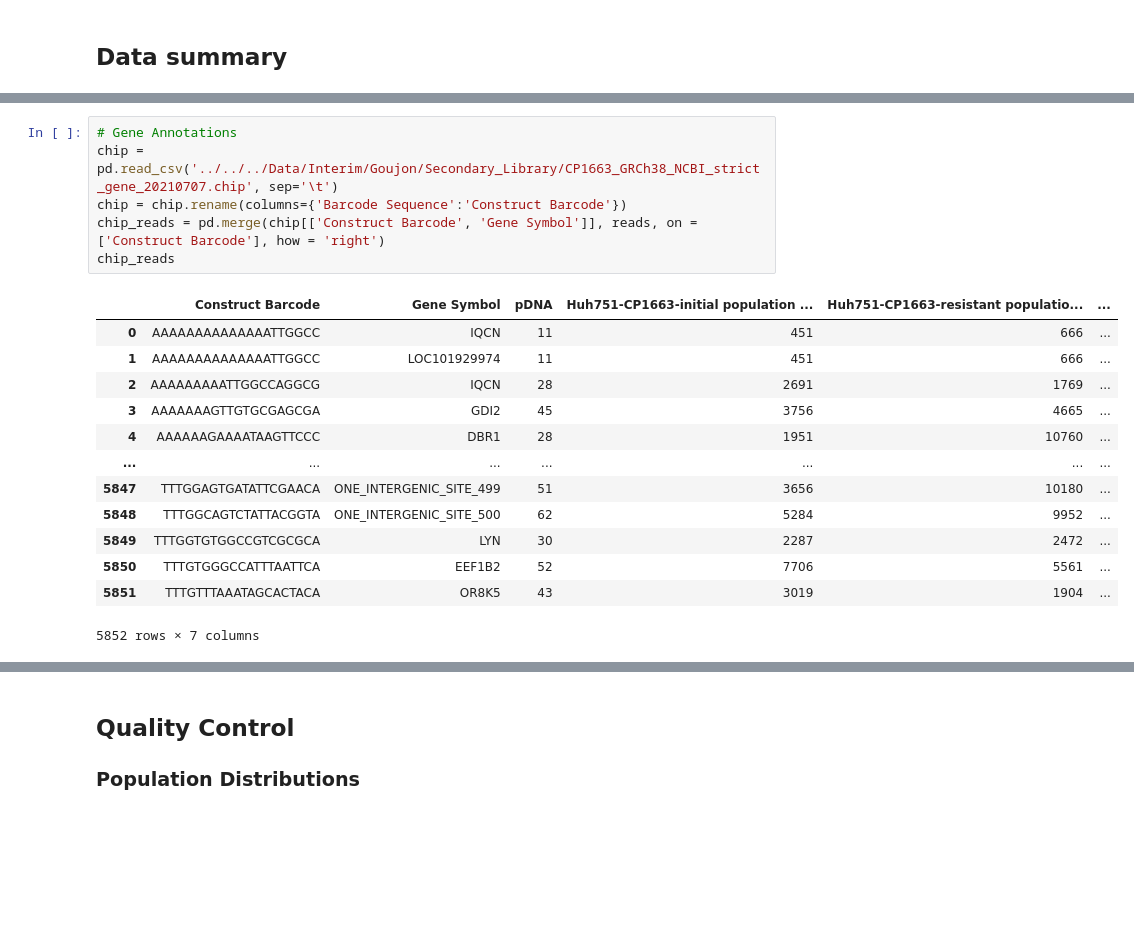
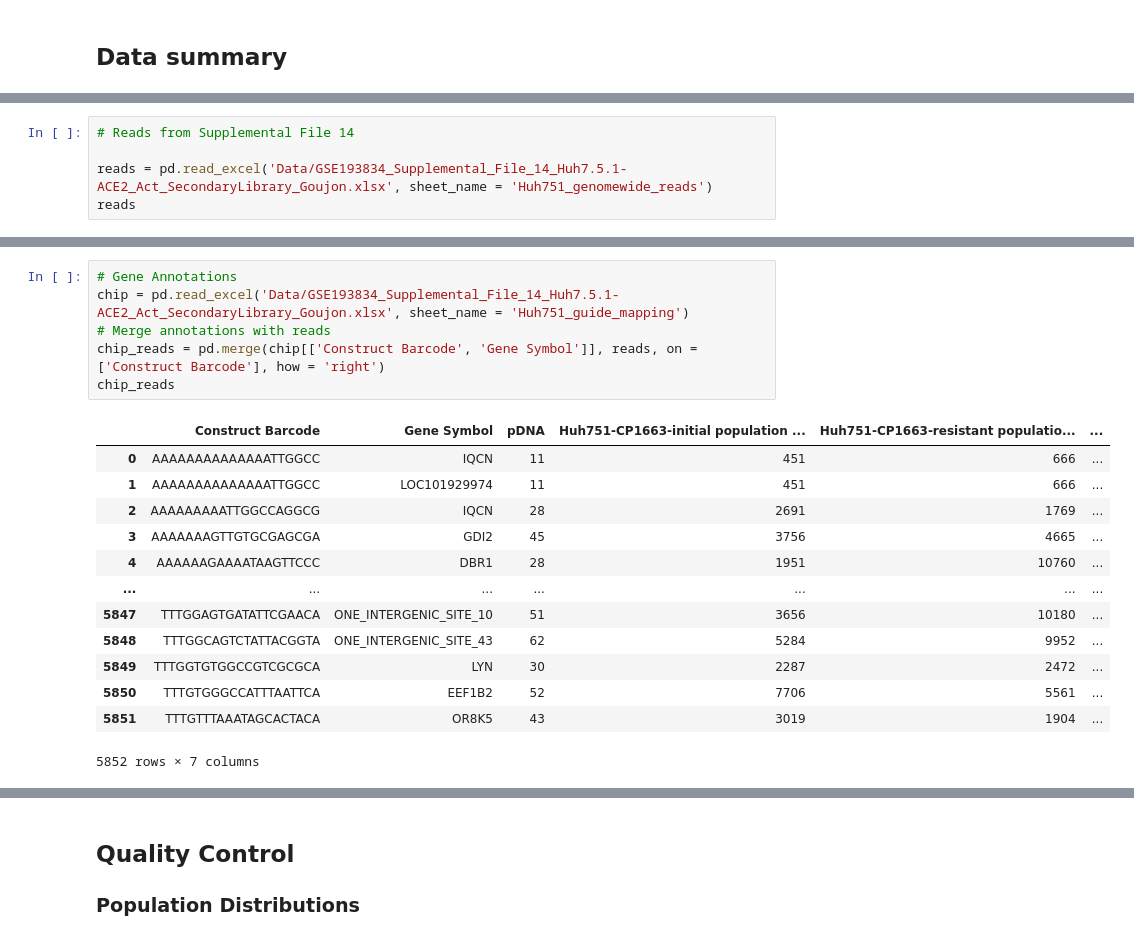
Before and after one commit to PriyankaRoy5/SARS-CoV-2-meta-analysis, a Jupyter notebook: SecondaryScreens/Goujon_A549_Huh751_Cas9_Act_Secondary_Library_screen.ipynb, the cells around one changed output, grey strips where cells are left out. Cells and saved outputs as stored; diff of their text form; blank space fills up the shorter version.

```diff
--- a/SecondaryScreens/Goujon_A549_Huh751_Cas9_Act_Secondary_Library_screen.ipynb
+++ b/SecondaryScreens/Goujon_A549_Huh751_Cas9_Act_Secondary_Library_screen.ipynb
@@ -495,0 +452,5 @@ reads
+# %%
+# Reads from Supplemental File 14
+
+reads = pd.read_excel('Data/GSE193834_Supplemental_File_14_Huh7.5.1-ACE2_Act_SecondaryLibrary_Goujon.xlsx', sheet_name = 'Huh751_genomewide_reads')
+reads
@@ -496,19 +471,19 @@ reads
 # %%
 # Gene Annotations
-chip = pd.read_csv('../../../Data/Interim/Goujon/Secondary_Library/CP1663_GRCh38_NCBI_strict_gene_20210707.chip', sep='\t')
-chip = chip.rename(columns={'Barcode Sequence':'Construct Barcode'})
+chip = pd.read_excel('Data/GSE193834_Supplemental_File_14_Huh7.5.1-ACE2_Act_SecondaryLibrary_Goujon.xlsx', sheet_name = 'Huh751_guide_mapping')
+# Merge annotations with reads
 chip_reads = pd.merge(chip[['Construct Barcode', 'Gene Symbol']], reads, on = ['Construct Barcode'], how = 'right')
 chip_reads
 # %% [output]
 |  | Construct Barcode | Gene Symbol | pDNA | Huh751-CP1663-initial population ... | Huh751-CP1663-resistant populatio... | ... |
 | 0 | AAAAAAAAAAAAAATTGGCC | IQCN | 11 | 451 | 666 | ... |
 | 1 | AAAAAAAAAAAAAATTGGCC | LOC101929974 | 11 | 451 | 666 | ... |
 | 2 | AAAAAAAAATTGGCCAGGCG | IQCN | 28 | 2691 | 1769 | ... |
 | 3 | AAAAAAAGTTGTGCGAGCGA | GDI2 | 45 | 3756 | 4665 | ... |
 | 4 | AAAAAAGAAAATAAGTTCCC | DBR1 | 28 | 1951 | 10760 | ... |
 | ... | ... | ... | ... | ... | ... | ... |
-| 5847 | TTTGGAGTGATATTCGAACA | ONE_INTERGENIC_SITE_499 | 51 | 3656 | 10180 | ... |
-| 5848 | TTTGGCAGTCTATTACGGTA | ONE_INTERGENIC_SITE_500 | 62 | 5284 | 9952 | ... |
+| 5847 | TTTGGAGTGATATTCGAACA | ONE_INTERGENIC_SITE_10 | 51 | 3656 | 10180 | ... |
+| 5848 | TTTGGCAGTCTATTACGGTA | ONE_INTERGENIC_SITE_43 | 62 | 5284 | 9952 | ... |
 | 5849 | TTTGGTGTGGCCGTCGCGCA | LYN | 30 | 2287 | 2472 | ... |
 | 5850 | TTTGTGGGCCATTTAATTCA | EEF1B2 | 52 | 7706 | 5561 | ... |
 | 5851 | TTTGTTTAAATAGCACTACA | OR8K5 | 43 | 3019 | 1904 | ... |
```
Also changed, not shown: parts of 23 cells of this notebook, 7 other files.
